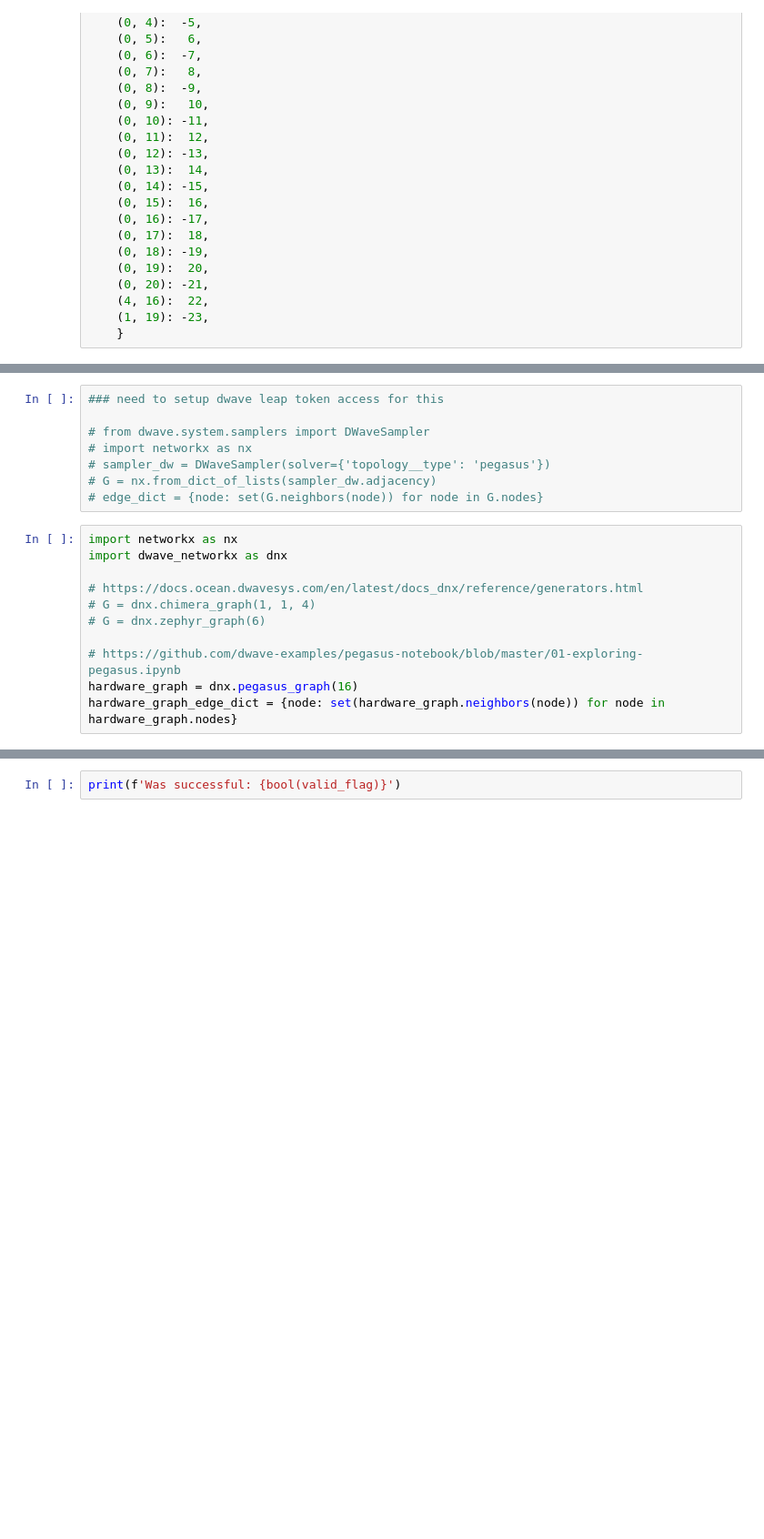
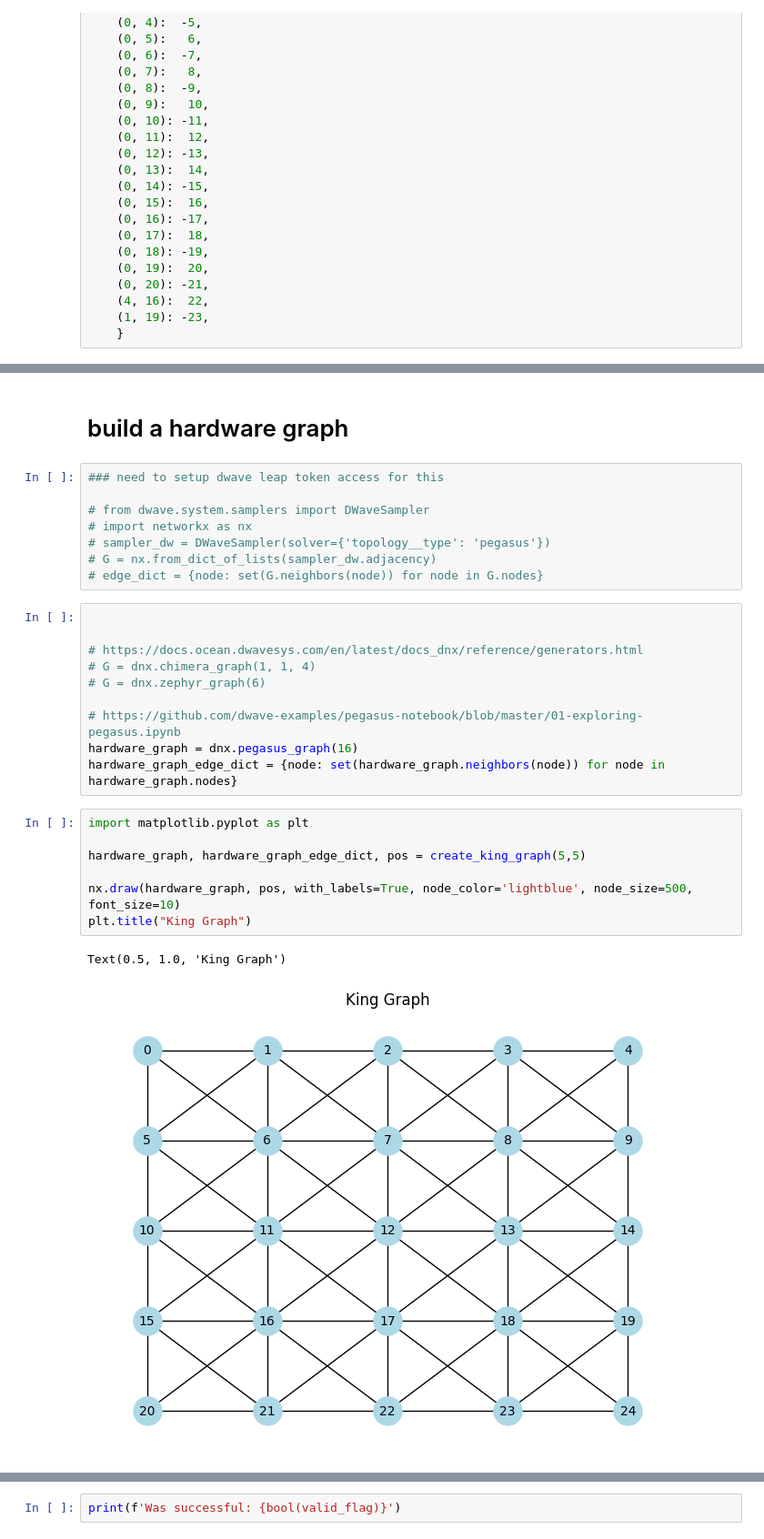
Before and after one commit to qmatter-labs/DQAnneal, a Jupyter notebook: notebooks/example.ipynb, the cells around one changed output, grey strips where cells are left out. Shown at 91% size. Drawn from its saved outputs; the diff is of its cells as text; blank space fills up the shorter version.

```diff
--- a/notebooks/example.ipynb
+++ b/notebooks/example.ipynb
@@ -41,3 +79,5 @@ problem_graph, problem_edge_dict = get_problem_graph(dwave_qubo)
+# %% [markdown]
+# build a hardware graph
 # %%
 ### need to setup dwave leap token access for this
 
@@ -47,8 +87,7 @@ problem_graph, problem_edge_dict = get_problem_graph(dwave_qubo)
 # G = nx.from_dict_of_lists(sampler_dw.adjacency)
 # edge_dict = {node: set(G.neighbors(node)) for node in G.nodes}
 # %%
-import networkx as nx
-import dwave_networkx as dnx
+
 
 # https://docs.ocean.dwavesys.com/en/latest/docs_dnx/reference/generators.html
 # G = dnx.chimera_graph(1, 1, 4)
@@ -57,3 +96,13 @@ import dwave_networkx as dnx
 # https://github.com/dwave-examples/pegasus-notebook/blob/master/01-exploring-pegasus.ipynb
 hardware_graph = dnx.pegasus_graph(16)
 hardware_graph_edge_dict = {node: set(hardware_graph.neighbors(node)) for node in hardware_graph.nodes}
+# %%
+import matplotlib.pyplot as plt
+
+hardware_graph, hardware_graph_edge_dict, pos = create_king_graph(5,5)
+
+nx.draw(hardware_graph, pos, with_labels=True, node_color='lightblue', node_size=500, font_size=10)
+plt.title("King Graph")
+# %% [output]
+Text(0.5, 1.0, 'King Graph')
+[figure, added]
```
Also changed, not shown: parts of 27 cells of this notebook, 5 other files.
